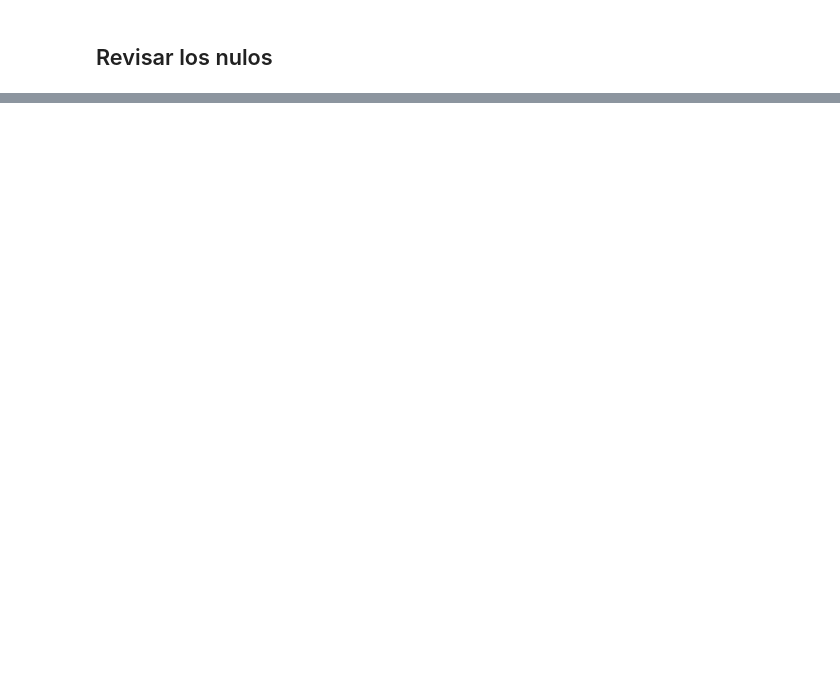
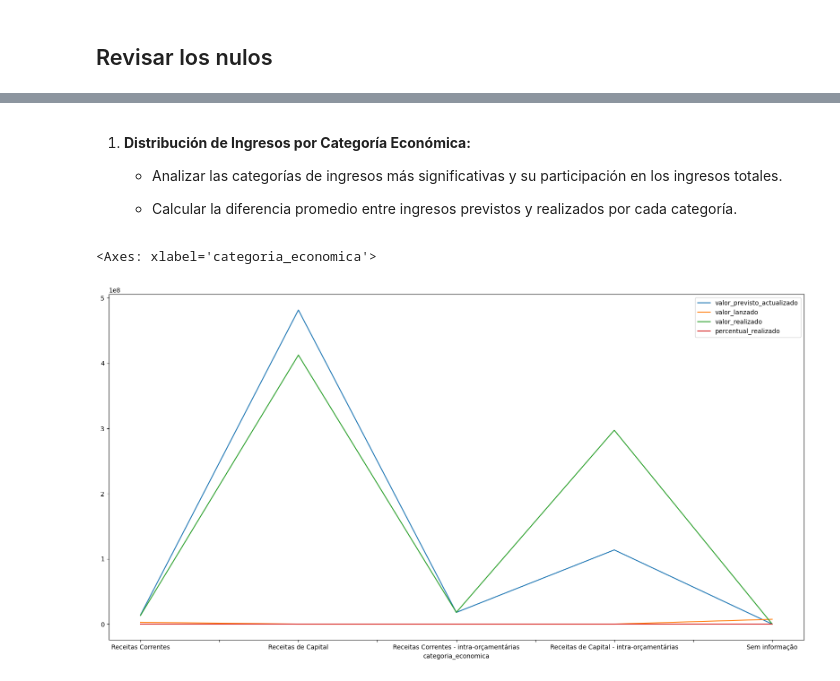
Before and after one commit to javisotogis/02Proyecto-Brasil, a Jupyter notebook: brasil-eda.ipynb, the cells around one changed output, grey strips where cells are left out. Saved outputs shown, nothing was run; the diff lists cells and outputs as text; code cells hidden in the pictures; blank space fills up the shorter version.

```diff
--- a/brasil-eda.ipynb
+++ b/brasil-eda.ipynb
@@ -243,0 +541,20 @@ NameError: name 'df_all' is not defined
+# %% [markdown]
+1. **Distribución de Ingresos por Categoría Económica:**
+
+   - Analizar las categorías de ingresos más significativas y su participación en los ingresos totales.
+
+   - Calcular la diferencia promedio entre ingresos previstos y realizados por cada categoría.
+# %%
+## Analizar las categorias de ingresos mas significativas y su participacion en los ingresos totales
+# Receitas Correntes abarcan todos los ingresos corrientes externos e internos del gobierno,
+# mientras que Receitas Correntes - Intra-orçamentárias se limitan a aquellos ingresos que se
+# generan por transacciones internas dentro del sistema presupuestario gubernamental.
+
+df_all.columns
+columnas_valores = ['categoria_economica','valor_previsto_actualizado','valor_lanzado','valor_realizado','percentual_realizado']
+df_valores = df_all[columnas_valores]
+df_categorias = df_valores.groupby('categoria_economica').mean().sort_values(by="percentual_realizado", ascending=False)
+df_categorias.plot(figsize=(20,10))
+# %% [output]
+<Axes: xlabel='categoria_economica'>
+[figure, added]
```
Also changed, not shown: parts of 34 cells of this notebook, 7 other files.
